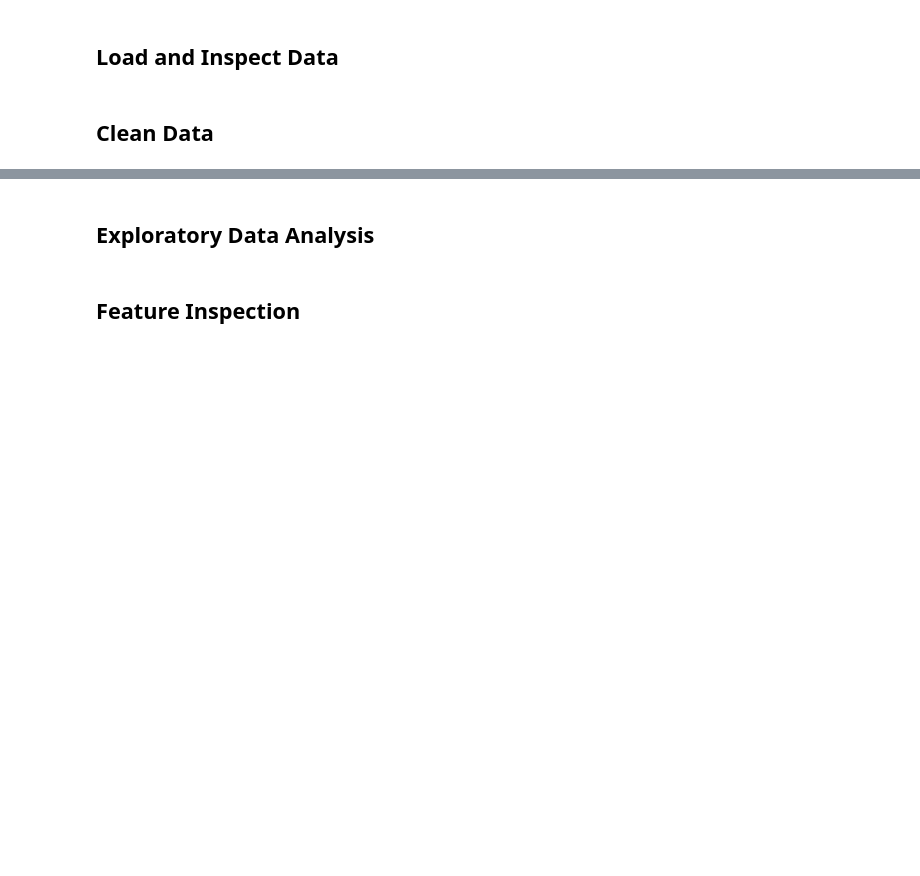
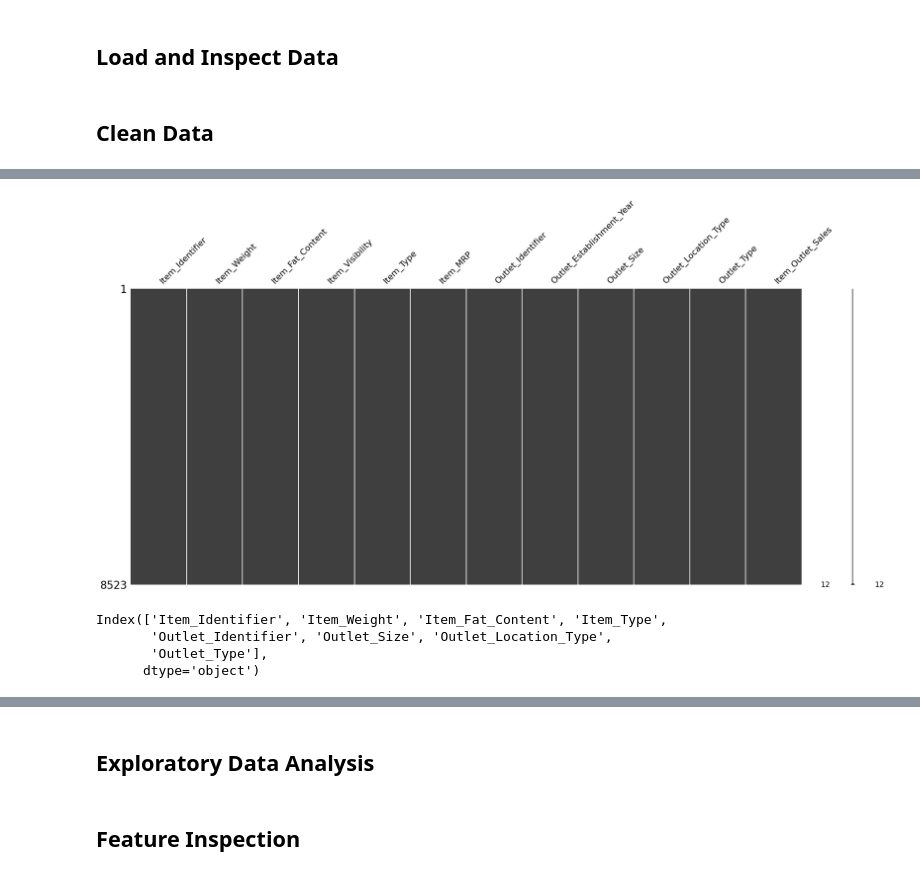
Before and after one commit to BakloutiMolka/Prediction-of-Product-Sales, a Jupyter notebook: Prediction_of_Product_Sales.ipynb, the cells around one changed output, grey strips where cells are left out. Saved outputs shown, nothing was run; the diff lists cells and outputs as text; code cells hidden in the pictures; blank space fills up the shorter version.

```diff
--- a/Prediction_of_Product_Sales.ipynb
+++ b/Prediction_of_Product_Sales.ipynb
@@ -12,0 +125,3 @@
+# %%
+cat_cols = df.select_dtypes('object').columns
+cat_cols
@@ -12,0 +132,5 @@
+# %%
+df[cat_cols] = df[cat_cols].fillna("MISSING")
+# %%
+num_cols = df.select_dtypes('number').columns
+num_cols
@@ -12,0 +141,3 @@
+# %%
+df[num_cols] = df[num_cols].fillna('-1')
+df[num_cols].isna().sum()
@@ -12,0 +167,12 @@
+# %%
+msno.matrix(df);
+# %% [output]
+[figure, added]
+# %%
+string_cols = df.select_dtypes("object").columns
+string_cols
+# %% [output]
+Index(['Item_Identifier', 'Item_Weight', 'Item_Fat_Content', 'Item_Type',
+       'Outlet_Identifier', 'Outlet_Size', 'Outlet_Location_Type',
+       'Outlet_Type'],
+      dtype='object')
```
Also changed, not shown: parts of 30 cells of this notebook.
